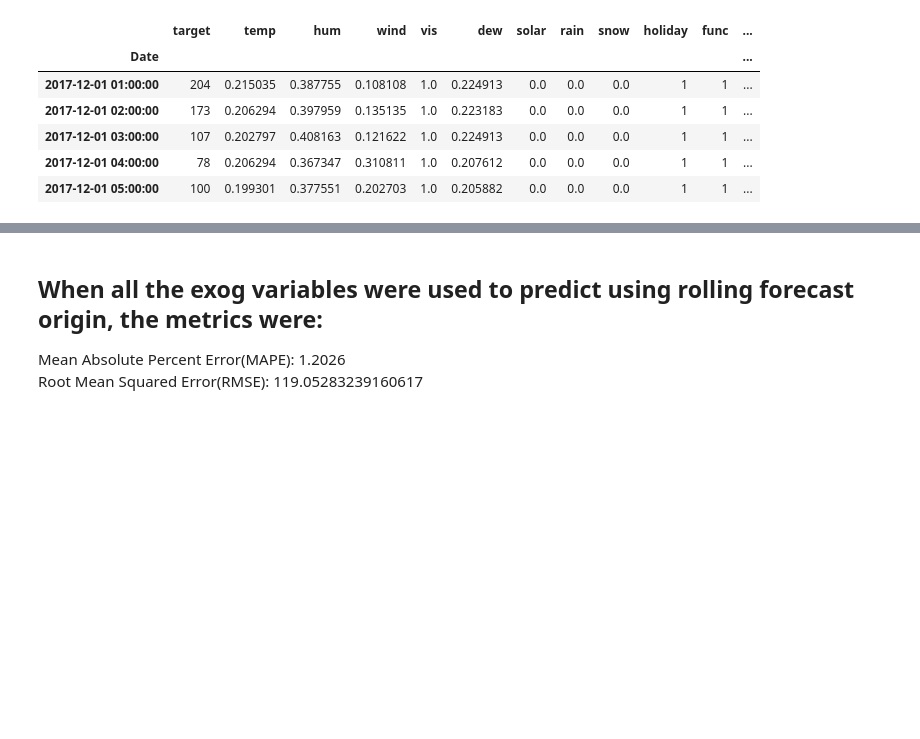
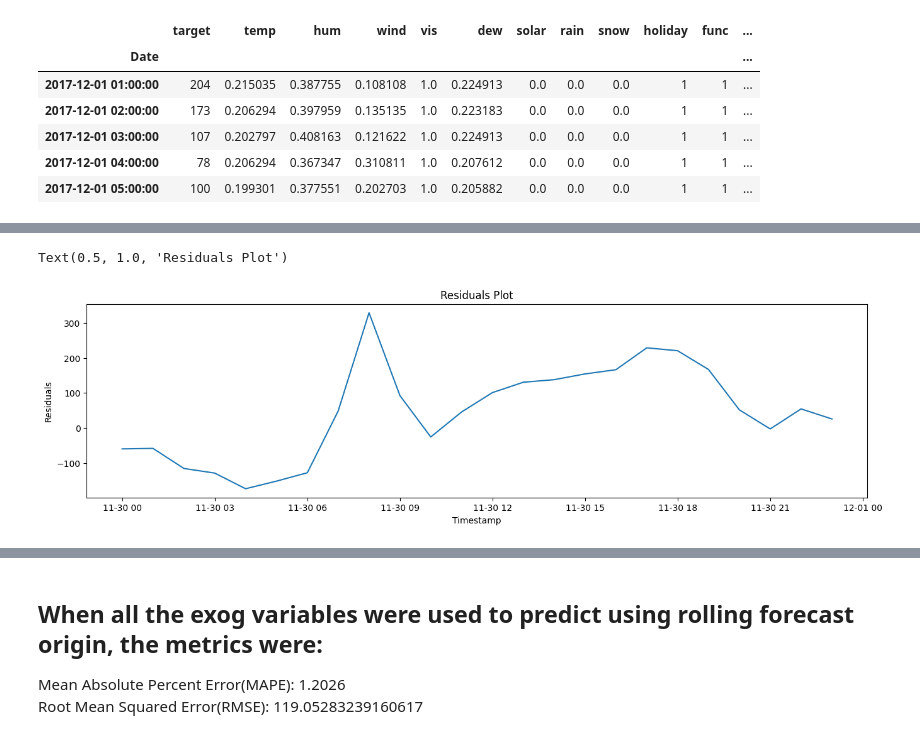
Before and after one commit to ROHIT779/ml-projects, a Jupyter notebook: bike-rental-demand/bike_sharing_demand_prediction.ipynb, the cells around one changed output, grey strips where cells are left out. Drawn from its saved outputs; the diff is of its cells as text; code cells hidden in the pictures; blank space fills up the shorter version.

```diff
--- a/bike-rental-demand/bike_sharing_demand_prediction.ipynb
+++ b/bike-rental-demand/bike_sharing_demand_prediction.ipynb
@@ -270,0 +242,14 @@ Root Mean Squared Error: 88.66886131955735
+# %%
+# non_seasonal_orders=(1,0,0)
+# seasonal_orders=(1,1,0,24)
+non_seasonal_orders=(1,1,0)
+seasonal_orders=(1,0,0,24)
+# %%
+# Without Exog Columns
+ts_model_sarimax_without_exog=SARIMAX(train_data["target"],order=non_seasonal_orders,seasonal_order=seasonal_orders)
+
+start=time()
+model_fit_sarimax_without_exog=ts_model_sarimax_without_exog.fit()
+end=time()
+print("Model Fitting Time: ", end-start)
+print(model_fit_sarimax_without_exog.summary())
@@ -270,0 +274,13 @@ Root Mean Squared Error: 88.66886131955735
+# %%
+predictions_sarimax_without_exog=model_fit_sarimax_without_exog.forecast(len(test_data))
+predictions_sarimax_without_exog=pd.Series(predictions_sarimax_without_exog,index=test_data.index)
+residuals_sarimax_without_exog=test_data["target"]-predictions_sarimax_without_exog
+# %%
+plt.figure(figsize=(16,4))
+plt.plot(residuals_sarimax_without_exog)
+plt.ylabel("Residuals")
+plt.xlabel("Timestamp")
+plt.title("Residuals Plot")
+# %% [output]
+Text(0.5, 1.0, 'Residuals Plot')
+[figure, added]
```
Also changed, not shown: parts of 79 cells of this notebook.
